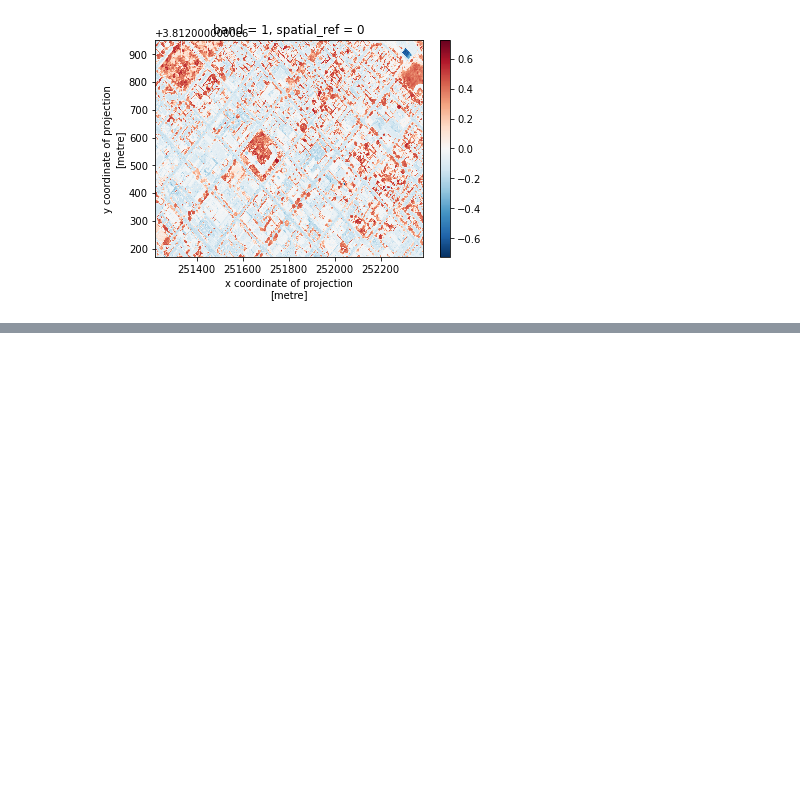
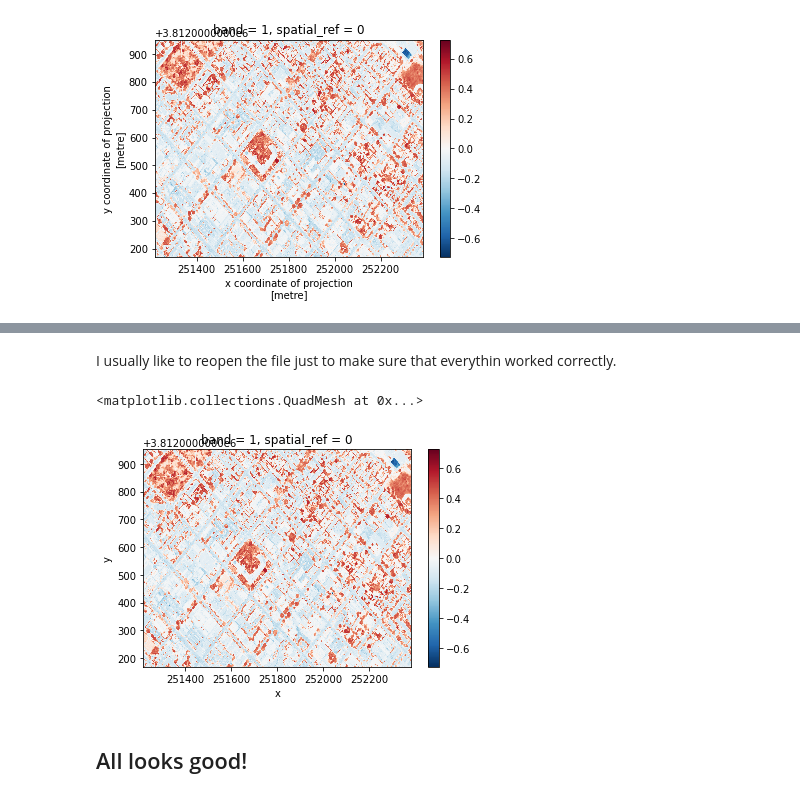
Before and after one commit to carmengg/PlanetComp_NAIP, a Jupyter notebook: Workshop_Notebook-2.ipynb, the cells around one changed output, grey strips where cells are left out. Drawn from its saved outputs; the diff is of its cells as text; code cells hidden in the pictures; blank space fills up the shorter version.

```diff
--- a/Workshop_Notebook-2.ipynb
+++ b/Workshop_Notebook-2.ipynb
@@ -348,0 +356,26 @@ Remember that plants will always have positive NDVI values between 0.2 and 1. Ca
+# %%
+ndvi_fp = "/home/jovyan/PlanetComp_NAIP2/ndvi.tif"
+
+with rasterio.open(
+    ndvi_fp,  # file path
+    'w',           # w = write
+    driver='GTiff', # format
+    height=ndvi.shape[0],
+    width=ndvi.shape[1],
+    count=1,  # number of raster bands in the dataset
+    dtype=ndvi.dtype,
+    crs=ndvi.rio.crs,
+    transform=ndvi.rio.transform(),
+) as dst:
+    dst.write(ndvi.values, 1)
+# %% [markdown]
+I usually like to reopen the file just to make sure that everythin worked correctly.
+# %%
+ndvi_check = rioxr.open_rasterio(ndvi_fp)
+#print(nir_check.shape)
+ndvi_check.plot()
+# %% [output]
+<matplotlib.collections.QuadMesh at 0x...>
+[figure, added]
+# %% [markdown]
+## All looks good!
```
Also changed, not shown: parts of 3 cells of this notebook.
